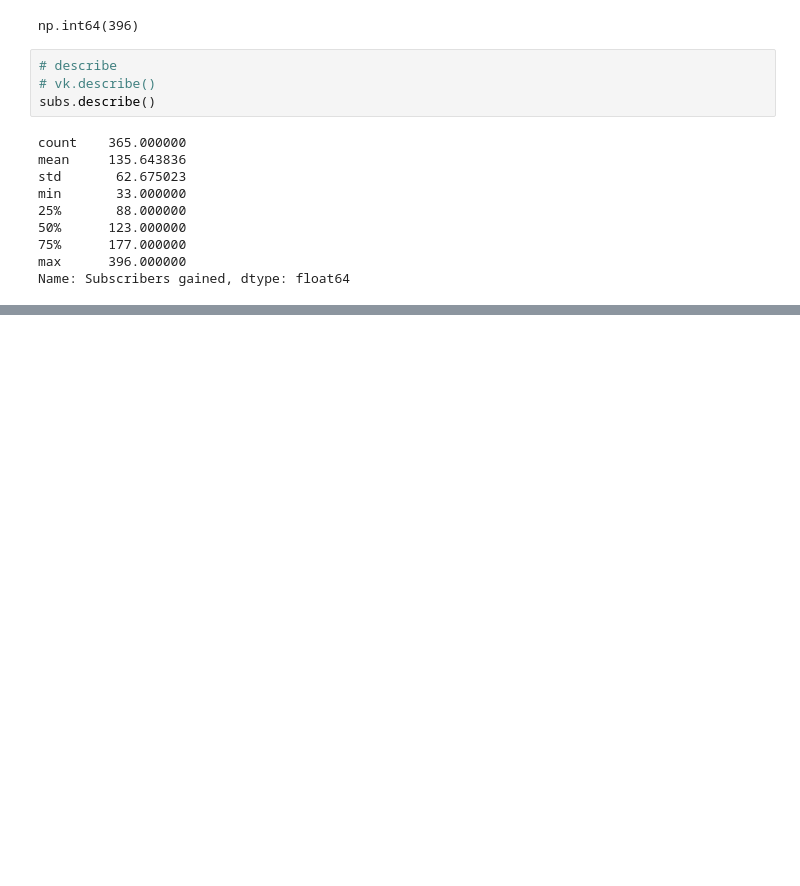
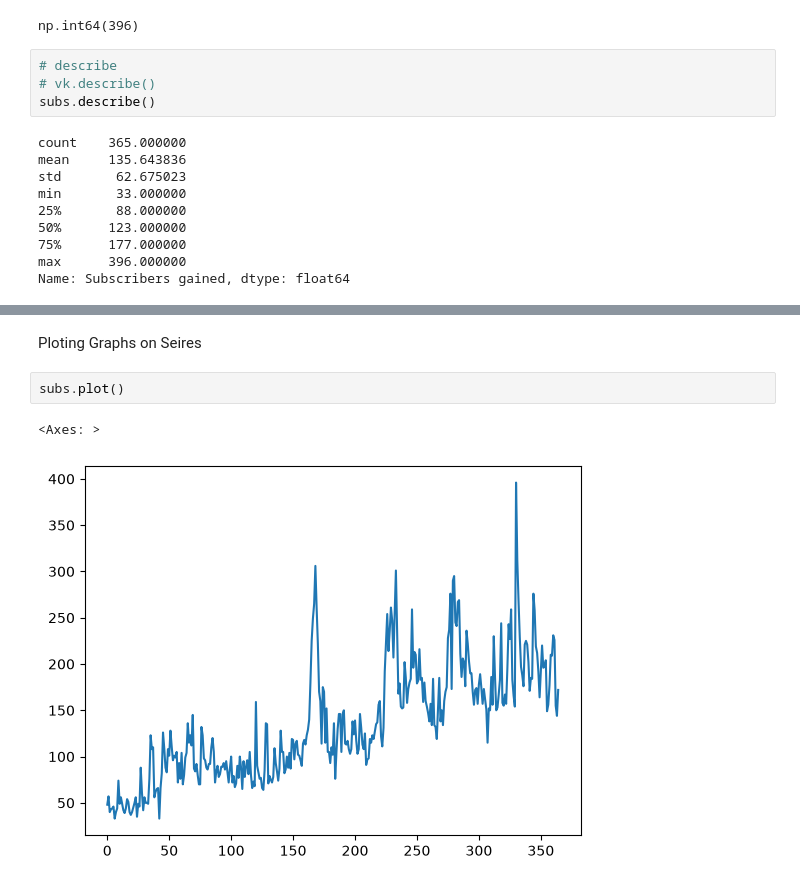
Before and after one commit to rabiuldiu30/Pandas-Series, a Jupyter notebook: pandas.ipynb, the cells around one changed output, grey strips where cells are left out. Cells and saved outputs as stored; diff of their text form; blank space fills up the shorter version.

```diff
--- a/pandas.ipynb
+++ b/pandas.ipynb
@@ -323,0 +475,7 @@ Name: Subscribers gained, dtype: float64
+# %% [markdown]
+Ploting Graphs on Seires
+# %%
+subs.plot()
+# %% [output]
+<Axes: >
+[figure, added]
```
Also changed, not shown: parts of 25 cells of this notebook.
